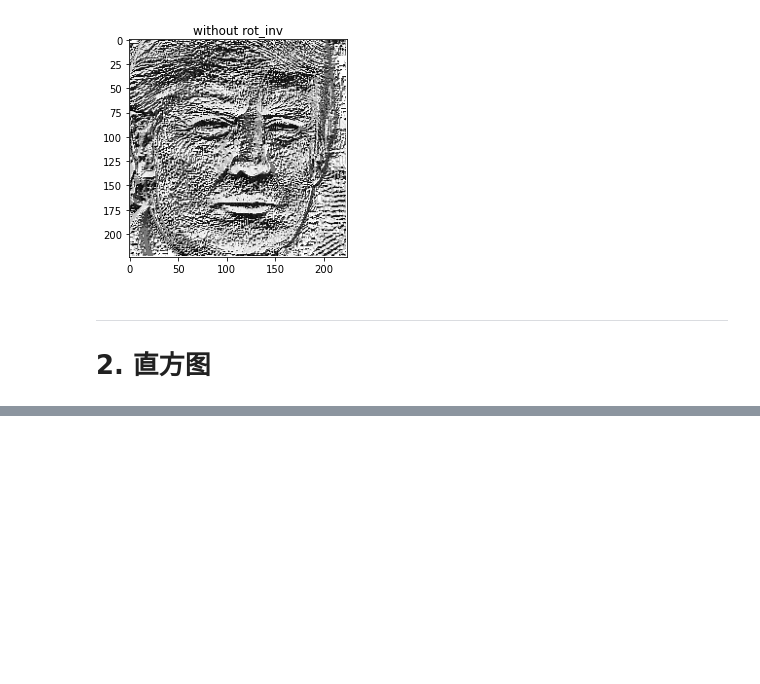
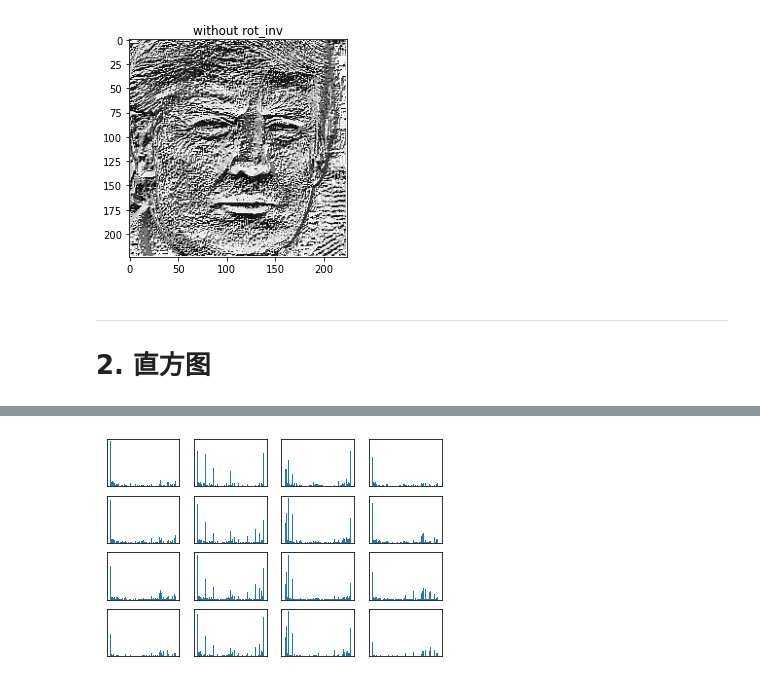
Before and after one commit to ZhangDw529/LBP, a Jupyter notebook: LBP.ipynb, the cells around one changed output, grey strips where cells are left out. Saved outputs shown, nothing was run; the diff lists cells and outputs as text; code cells hidden in the pictures; blank space fills up the shorter version.

```diff
--- a/LBP.ipynb
+++ b/LBP.ipynb
@@ -44,7 +45,7 @@ def b2d(num,rot_inv=1):
         decimal += num[i]*2**(7-i)
     # The rotational invariance means that we use the minimum LBP value in the set that we start compute at any one of the eight neighbors.
     # It is achieved by bit shift here, which is really fast.
-    if(rot_inv==1):
+    if(rot_inv==1 and zeros!=8):
         decimal = decimal>>zeros
     #print(decimal)
     return decimal
@@ -138,0 +116,31 @@ plt.show()
+# %%
+# Histograms in one figure
+# Concatenated figure is not so visible in jupyter environment so I used subplot()
+LBP = []
+Count = 0
+plt.figure()
+
+for divV in range(0,224,56):
+    for divH in range(0,224,56):
+
+        blockLBP = {}
+        block = []
+        for i in range(56):
+            for j in range(56):
+                s = n[divV+i,divH+j]
+                block.append(s)
+        plt.subplot(4,4,Count+1)
+        plt.hist(block,bins=129, density=1)
+        plt.xticks([])
+        plt.yticks([])
+        for k in x:
+            #if(block.count(k)>1):
+            blockLBP[k] = block.count(k)
+        a = sorted(blockLBP.items(), key=lambda item:item[0])
+        Count+=1
+        #print(a)
+        #print(len(a))
+        LBP.append(a)
+#plt.savefig('feature.jpg')
+# %% [output]
+[figure, added]
```
Also changed, not shown: parts of 13 cells of this notebook.
